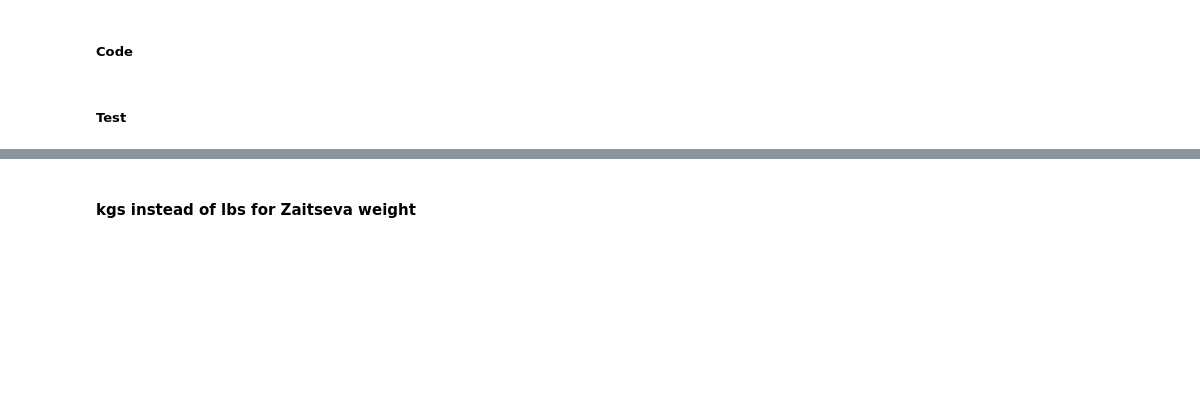
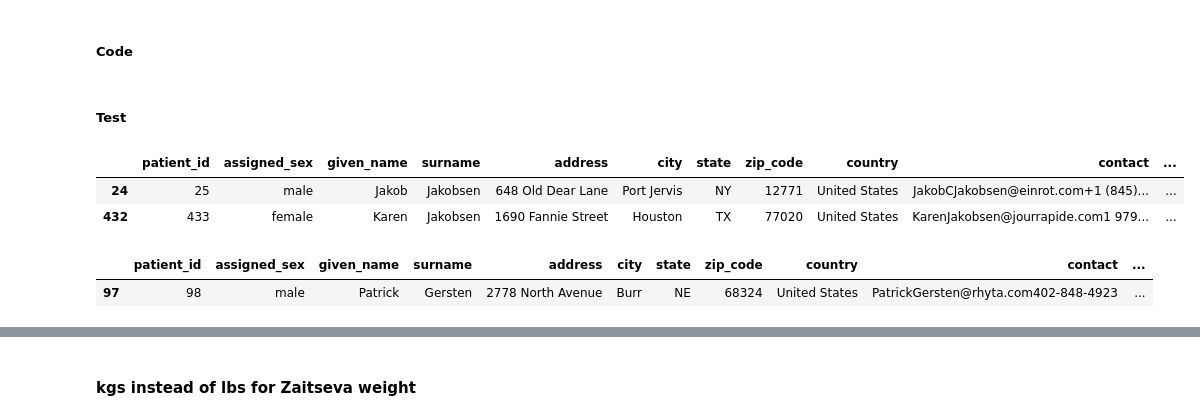
Before and after one commit to nare0317/Udacity_Data-Analyst-Nanodegree, a Jupyter notebook: 4. Data Wrangling/04 - Cleaning Data/12 - Cleaning Student.ipynb, the cells around one changed output, grey strips where cells are left out. Cells and saved outputs as stored; diff of their text form; code cells hidden in the pictures; blank space fills up the shorter version.

```diff
--- a/4. Data Wrangling/04 - Cleaning Data/12 - Cleaning Student.ipynb
+++ b/4. Data Wrangling/04 - Cleaning Data/12 - Cleaning Student.ipynb
@@ -703,2 +897,8 @@ dtype: object
+# %%
+# Replace all non-digit characters with ""
+patients_clean.phone.replace(r'[^\d]',"",regex=True, inplace=True)
+# %%
+# Pad the phone number with a '1'
+patients_clean.phone = patients_clean.phone.str.pad(width=11,fillchar='1')
 # %% [markdown]
 ##### Test
@@ -716,2 +932,5 @@ dtype: object
+# %%
+# Remove the rows with surname of "Doe"
+patients_clean = patients_clean[patients_clean.surname!="Doe"]
 # %% [markdown]
 ##### Test
@@ -729,4 +949,17 @@ dtype: object
+# %%
+# Remove rows with nicknames
+patients_clean = patients_clean[~(patients_clean.address.duplicated() & patients_clean.address.notnull())] # ~(tilde) means not
 # %% [markdown]
 ##### Test
 # %%
 # Your testing code here
+patients_clean[patients_clean.surname == 'Jakobsen']
+# %% [output]
+|  | patient_id | assigned_sex | given_name | surname | address | city | state | zip_code | country | contact | ... |
+| 24 | 25 | male | Jakob | Jakobsen | 648 Old Dear Lane | Port Jervis | NY | 12771 | United States | JakobCJakobsen@einrot.com+1 (845)... | ... |
+| 432 | 433 | female | Karen | Jakobsen | 1690 Fannie Street | Houston | TX | 77020 | United States | KarenJakobsen@jourrapide.com1 979... | ... |
+# %%
+patients_clean[patients_clean.surname == 'Gersten']
+# %% [output]
+|  | patient_id | assigned_sex | given_name | surname | address | city | state | zip_code | country | contact | ... |
+| 97 | 98 | male | Patrick | Gersten | 2778 North Avenue | Burr | NE | 68324 | United States | PatrickGersten@rhyta.com402-848-4923 | ... |
```
Also changed, not shown: parts of 67 cells of this notebook.
